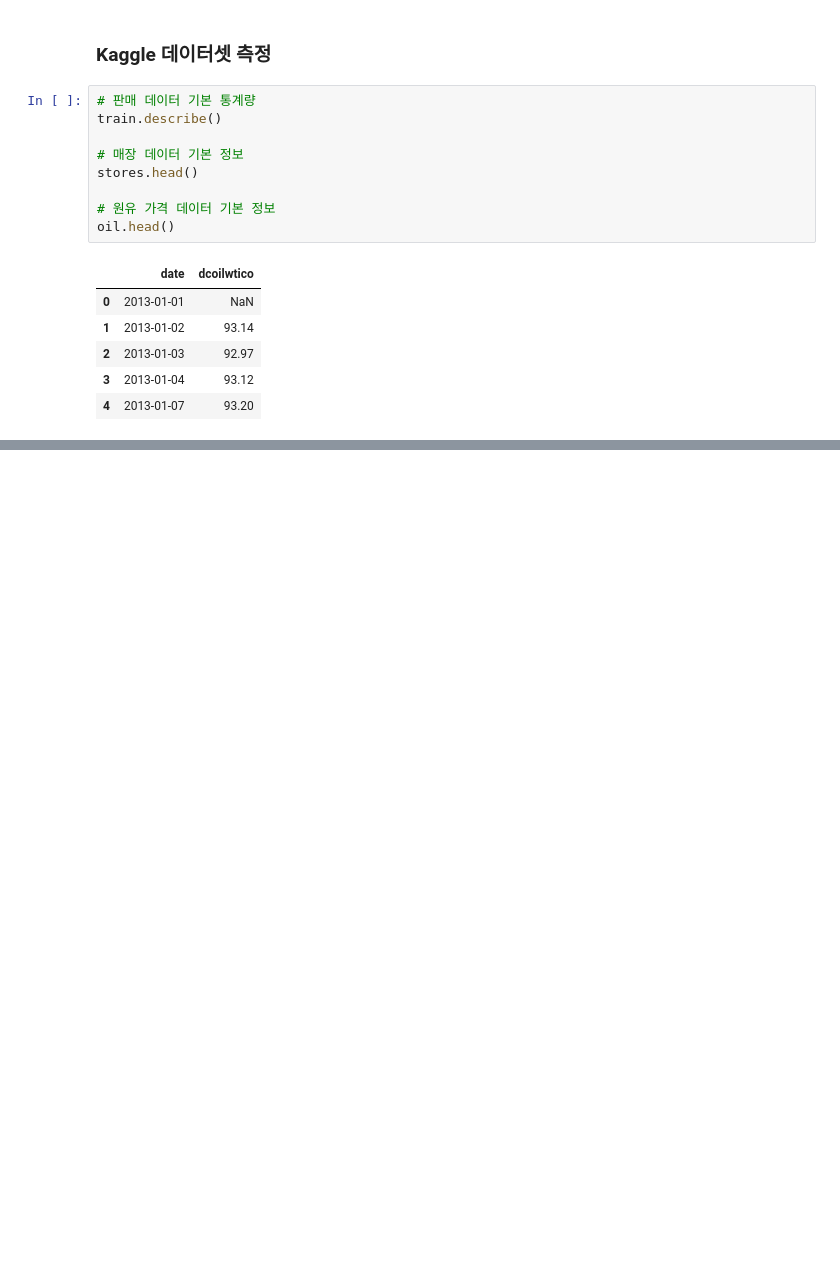
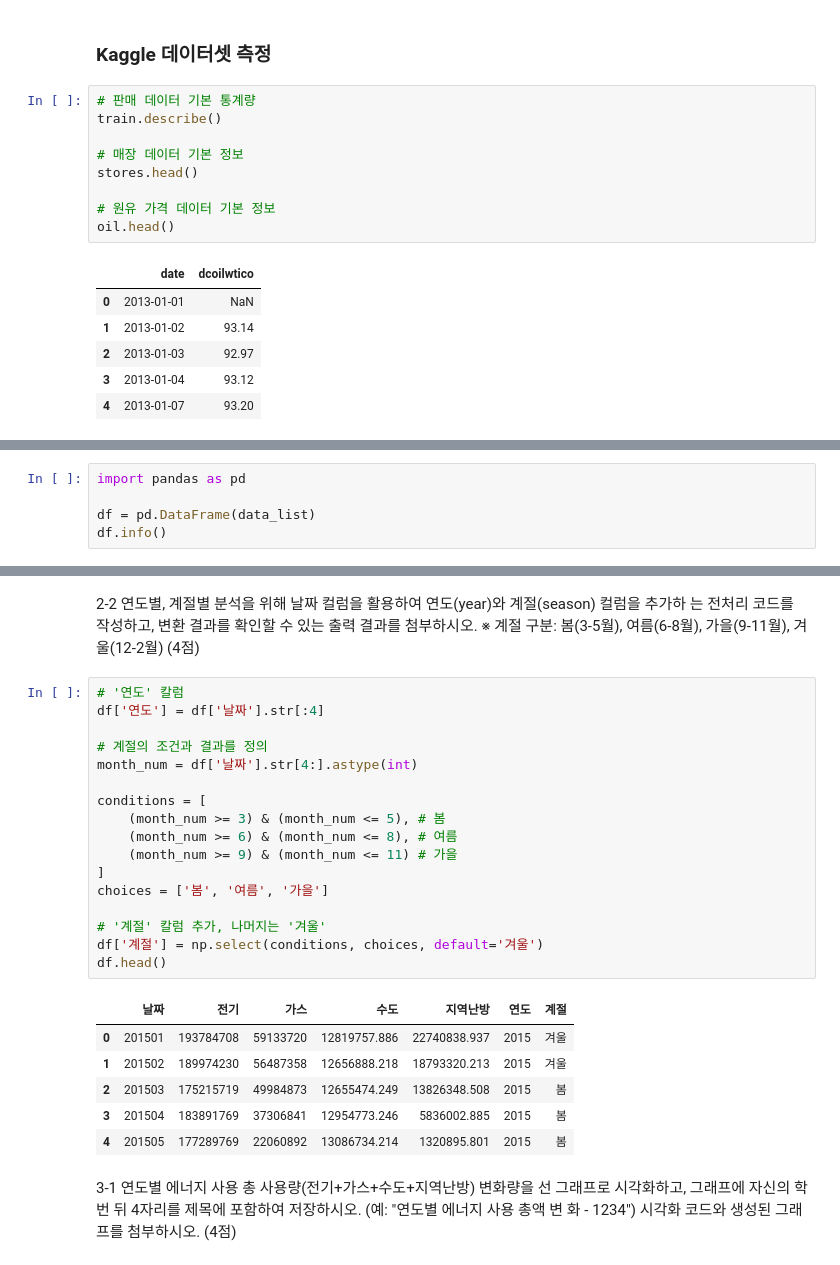
Before and after one commit to Kyongkr/Data-Analysis-with-Open-Source, a Jupyter notebook: 오픈소스_데이터_분석_6강.ipynb, the cells around one changed output, grey strips where cells are left out. Saved outputs shown, nothing was run; the diff lists cells and outputs as text; blank space fills up the shorter version.

```diff
--- a/오픈소스_데이터_분석_6강.ipynb
+++ b/오픈소스_데이터_분석_6강.ipynb
@@ -223,0 +308,5 @@ oil.head()
+# %%
+import pandas as pd
+
+df = pd.DataFrame(data_list)
+df.info()
@@ -223,0 +326,32 @@ oil.head()
+# %% [markdown]
+2-2 연도별, 계절별 분석을 위해 날짜 컬럼을 활용하여 연도(year)와 계절(season) 컬럼을 추가하
+는 전처리 코드를 작성하고, 변환 결과를 확인할 수 있는 출력 결과를 첨부하시오.
+※ 계절 구분: 봄(3-5월), 여름(6-8월), 가을(9-11월), 겨울(12-2월) (4점)
+# %%
+# '연도' 칼럼
+df['연도'] = df['날짜'].str[:4]
+
+# 계절의 조건과 결과를 정의
+month_num = df['날짜'].str[4:].astype(int)
+
+conditions = [
+    (month_num >= 3) & (month_num <= 5), # 봄
+    (month_num >= 6) & (month_num <= 8), # 여름
+    (month_num >= 9) & (month_num <= 11) # 가을
+]
+choices = ['봄', '여름', '가을']
+
+# '계절' 칼럼 추가, 나머지는 '겨울'
+df['계절'] = np.select(conditions, choices, default='겨울')
+df.head()
+# %% [output]
+|  | 날짜 | 전기 | 가스 | 수도 | 지역난방 | 연도 | 계절 |
+| 0 | 201501 | 193784708 | 59133720 | 12819757.886 | 22740838.937 | 2015 | 겨울 |
+| 1 | 201502 | 189974230 | 56487358 | 12656888.218 | 18793320.213 | 2015 | 겨울 |
+| 2 | 201503 | 175215719 | 49984873 | 12655474.249 | 13826348.508 | 2015 | 봄 |
+| 3 | 201504 | 183891769 | 37306841 | 12954773.246 | 5836002.885 | 2015 | 봄 |
+| 4 | 201505 | 177289769 | 22060892 | 13086734.214 | 1320895.801 | 2015 | 봄 |
+# %% [markdown]
+3-1 연도별 에너지 사용 총 사용량(전기+가스+수도+지역난방) 변화량을 선 그래프로 시각화하고,
+그래프에 자신의 학번 뒤 4자리를 제목에 포함하여 저장하시오. (예: "연도별 에너지 사용 총액 변
+화 - 1234") 시각화 코드와 생성된 그래프를 첨부하시오. (4점)
```
Also changed, not shown: parts of 4 cells of this notebook.
